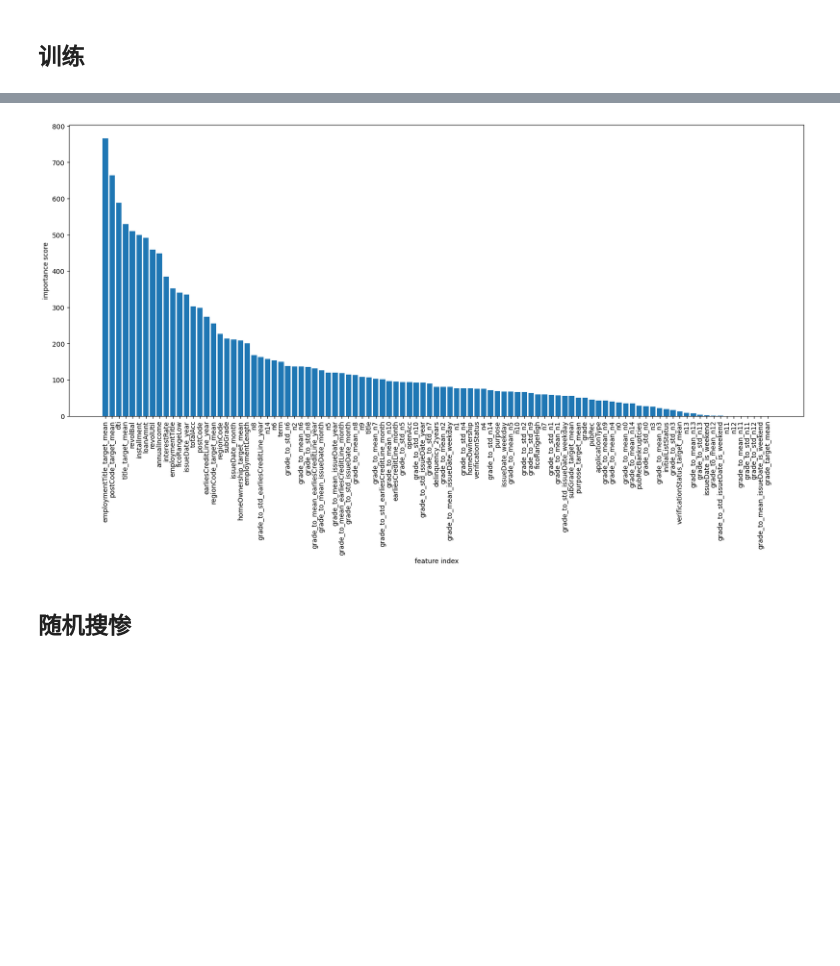
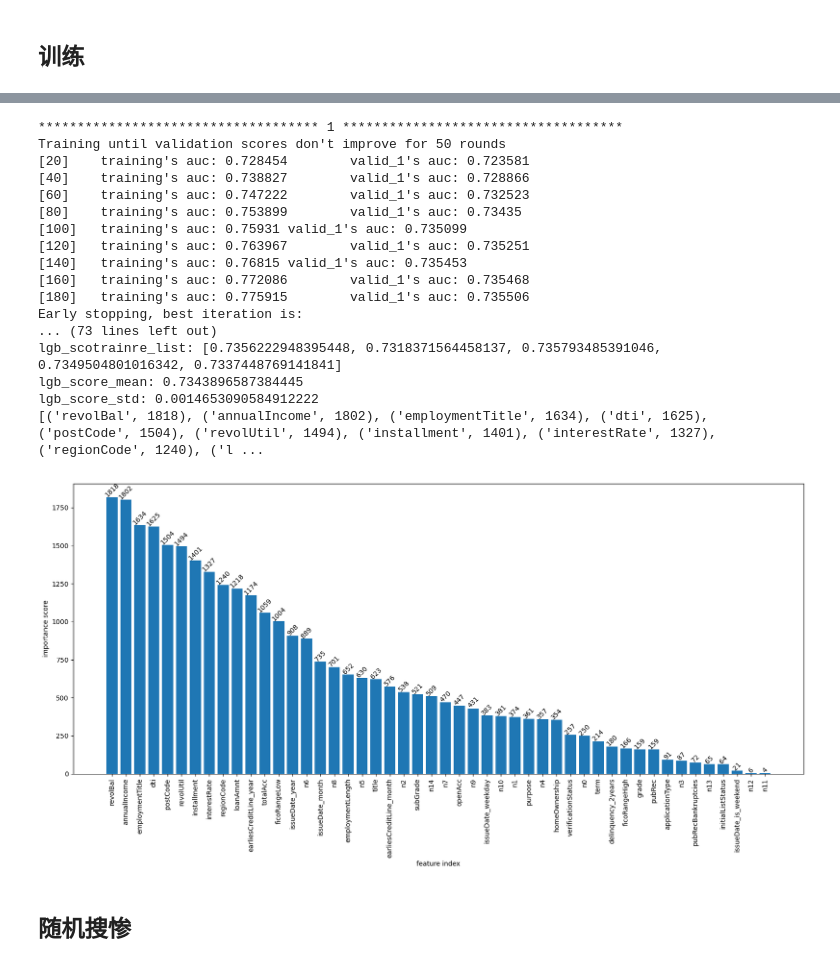
Before and after one commit to zhiqiang00/game, a Jupyter notebook: 金融风险预测赛/train_gbm.ipynb, the cells around one changed output, grey strips where cells are left out. Cells and saved outputs as stored; diff of their text form; code cells hidden in the pictures; blank space fills up the shorter version.

```diff
--- a/金融风险预测赛/train_gbm.ipynb
+++ b/金融风险预测赛/train_gbm.ipynb
@@ -75,37 +71,0 @@ grade_to_mean_issueDate_month,grade_to_std_issueDate_month,grade_to_mean_issueDa
-# %%
-lgb_train, lgb_test, model = lgb_model(train_data, target, test_data)
-# xgb_train, xgb_test = xgb_model(train_data, target, test_data)
-# cat_train, cat_test = cat_model(train_data, target, test_data)
-
-def get_feature_importance_pair(gbm_model):
-    feature_name_list = gbm_model.feature_name()
-    importance_list = list(gbm_model.feature_importance())
-    feature_importance_pair = [(fe, round(im, 2)) for fe, im in zip(feature_name_list, importance_list)]
-    # 重要性从高到低排序
-    feature_importance_pair = sorted(feature_importance_pair, key=lambda x: x[1], reverse=True)
-    feature_importance_top = [x[0] for x in feature_importance_pair]
-    # for pair in feature_importance_pair:
-    #     print('Feature: {}\t{}'.format(*pair))
-
-    plt.figure(figsize=(20, 8))
-    # 绘制条形图
-    bars = plt.bar(range(len(feature_name_list)), importance_list)
-
-    # 添加数值标签
-    for bar, value in zip(bars, importance_list):
-        plt.text(
-            bar.get_x() + bar.get_width() / 2,  # x 坐标，位于条形中心
-            bar.get_height() + 3,  # y 坐标，高度稍微在条形顶部上方
-            str(value),  # 标签内容
-            ha='center',  # 水平居中
-            rotation=45,  # 标签旋转 45 度
-            fontsize=10   # 字体大小
-        )
-
-    plt.xticks(range(len(feature_name_list)), feature_name_list, rotation=90)
-    plt.xlabel('feature index')
-    plt.ylabel('importance score')
-    plt.show()
-    return feature_importance_pair, feature_importance_top
-
-feature_importance_pair, feature_importance_top = get_feature_importance_pair(model)
@@ -131,10 +71,0 @@ lgb_score_std: 0.000787981757085738
-# %%
-plt.figure(figsize=(20, 8))
-bars = plt.bar(range(len(feature_importance_pair)), [x[1] for x in feature_importance_pair])
-plt.xticks(range(len(feature_importance_pair)), [x[0] for x in feature_importance_pair], rotation=90)
-plt.xlabel('feature index')
-plt.ylabel('importance score')
-plt.show()
-# feature_importance_pair, feature_importance_top
-# %% [output]
-[figure, removed]
@@ -143,3 +72,30 @@ used_features = feature_importance_top[:50]
+# %%
+from utils import cv_model
+
+lgb_train, lgb_test, model = cv_model(lgb, train_data, target, test_data, "lgb", is_mms=False)
+# xgb_train, xgb_test = xgb_model(train_data, target, test_data)
+# cat_train, cat_test = cat_model(train_data, target, test_data)
+
+feature_importance_pair, feature_importance_top = get_feature_importance_pair(model)
+# %% [output]
+************************************ 1 ************************************
+Training until validation scores don't improve for 50 rounds
+[20]    training's auc: 0.728454        valid_1's auc: 0.723581
+[40]    training's auc: 0.738827        valid_1's auc: 0.728866
+[60]    training's auc: 0.747222        valid_1's auc: 0.732523
+[80]    training's auc: 0.753899        valid_1's auc: 0.73435
+[100]   training's auc: 0.75931 valid_1's auc: 0.735099
+[120]   training's auc: 0.763967        valid_1's auc: 0.735251
+[140]   training's auc: 0.76815 valid_1's auc: 0.735453
+[160]   training's auc: 0.772086        valid_1's auc: 0.735468
+[180]   training's auc: 0.775915        valid_1's auc: 0.735506
+Early stopping, best iteration is:
+... (73 lines left out)
+lgb_scotrainre_list: [0.7356222948395448, 0.7318371564458137, 0.735793485391046, 0.7349504801016342, 0.7337448769141841]
+lgb_score_mean: 0.7343896587384445
+lgb_score_std: 0.0014653090584912222
+[('revolBal', 1818), ('annualIncome', 1802), ('employmentTitle', 1634), ('dti', 1625), ('postCode', 1504), ('revolUtil', 1494), ('installment', 1401), ('interestRate', 1327), ('regionCode', 1240), ('l ...
+[figure, added]
 # %%
 sample_result = pd.read_csv("./data/sample_submit.csv")
 sample_result["isDefault"] = lgb_test
```
Also changed, not shown: parts of 5 cells of this notebook, 3 other files.
